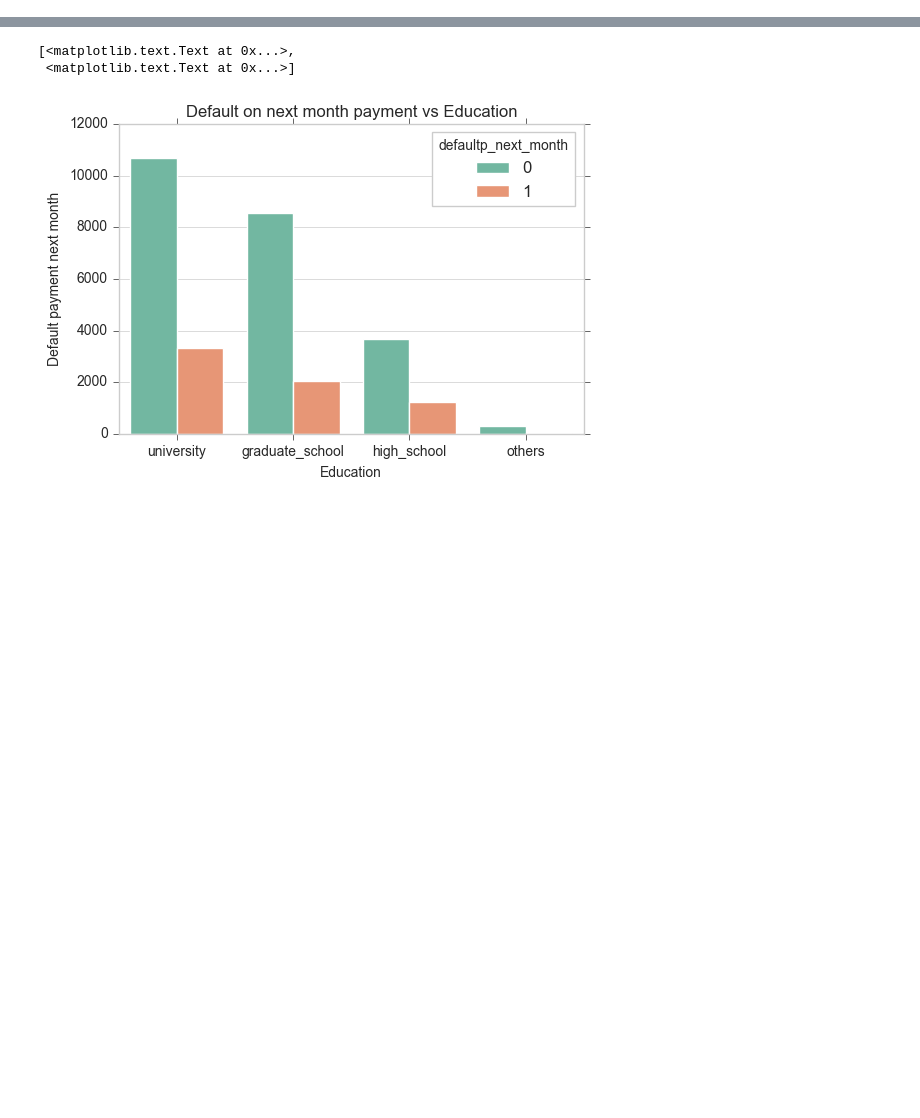
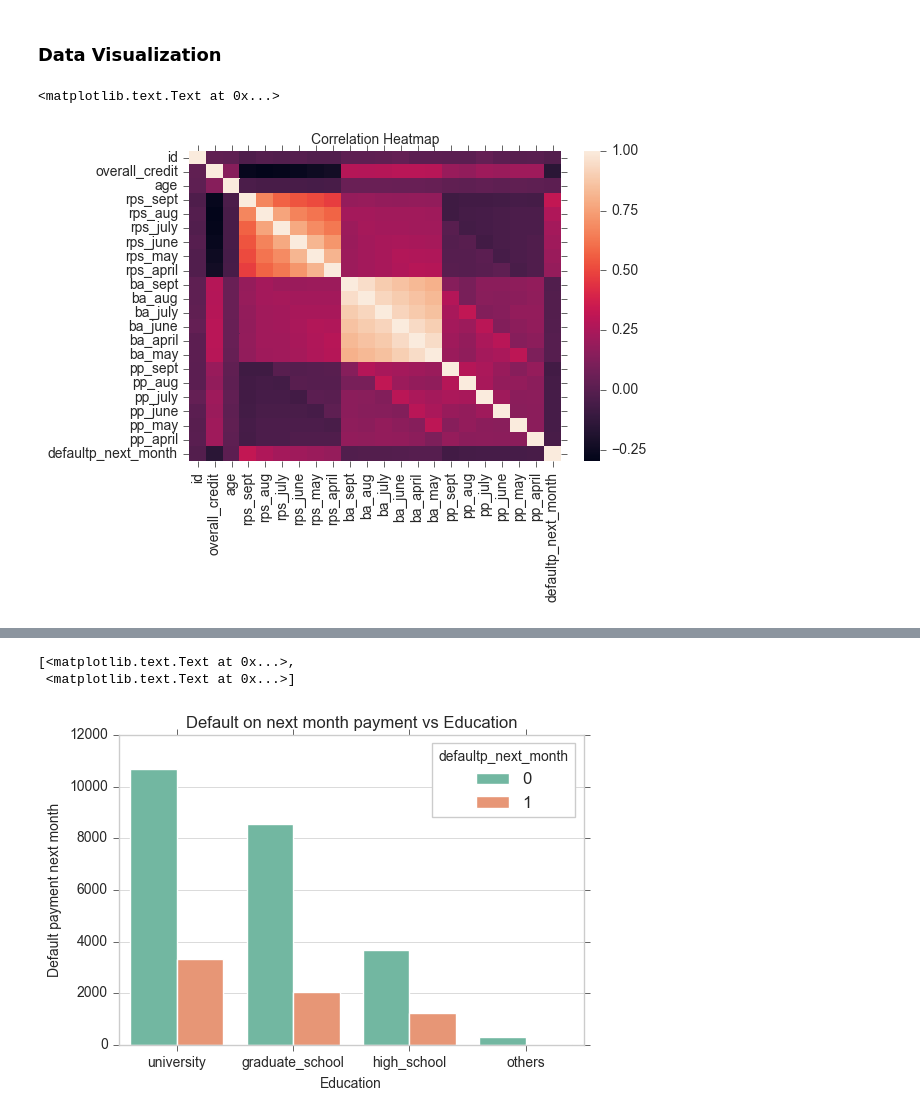
Before and after one commit to chapanerahd/Defualt_Credit_Card, a Jupyter notebook: EDA - Credit Card default.ipynb, the cells around one changed output, grey strips where cells are left out. Drawn from its saved outputs; the diff is of its cells as text; code cells hidden in the pictures; blank space fills up the shorter version.

```diff
--- a/EDA - Credit Card default.ipynb
+++ b/EDA - Credit Card default.ipynb
@@ -33,0 +89,10 @@ eda_credit_data = credit_data
+# %% [markdown]
+### Data Visualization
+# %%
+# Heatmap of correlation
+corr = credit_data.corr()
+sns.heatmap(corr, xticklabels=corr.columns, yticklabels=corr.columns)
+plt.title( "Correlation Heatmap", fontsize = 10 )
+# %% [output]
+<matplotlib.text.Text at 0x...>
+[figure, added]
```
Also changed, not shown: parts of 33 cells of this notebook.
